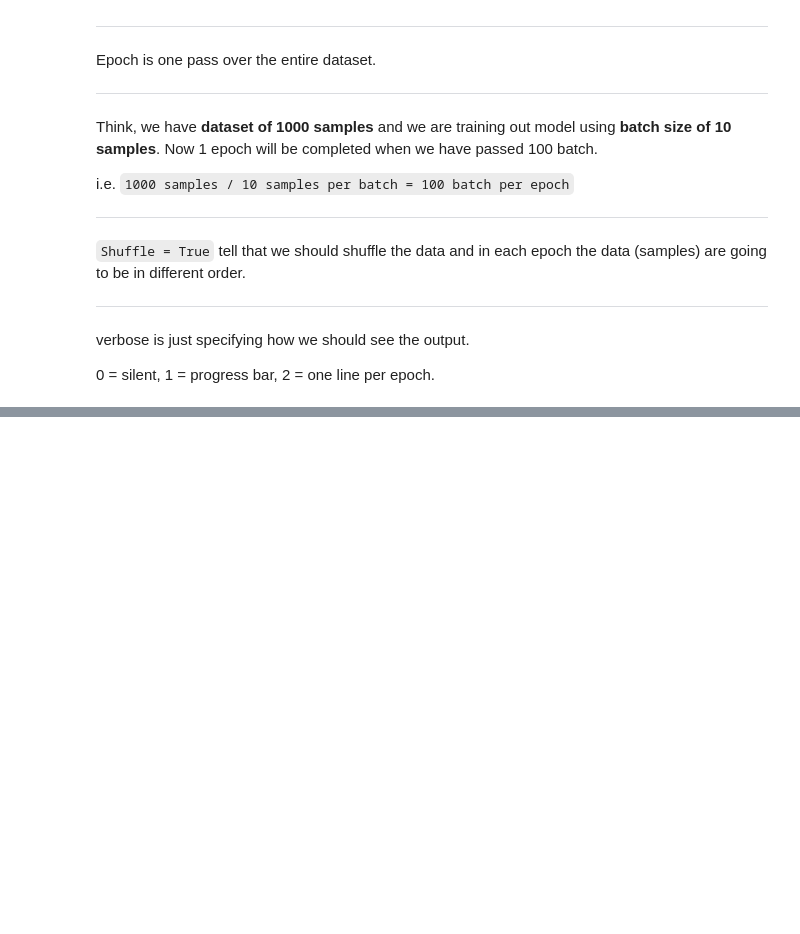
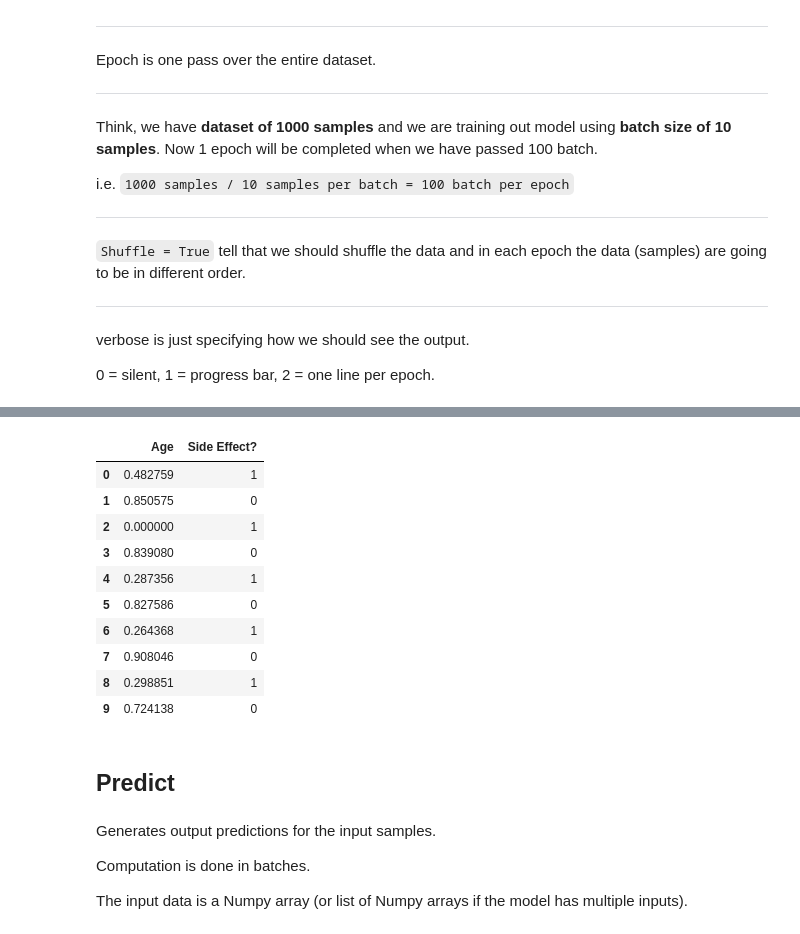
Before and after one commit to debakarr/eternal-learning, a Jupyter notebook: Deep Learning/Keras/Simple Sequential Model.ipynb, the cells around one changed output, grey strips where cells are left out. Cells and saved outputs as stored; diff of their text form; code cells hidden in the pictures; blank space fills up the shorter version.

```diff
--- a/Deep Learning/Keras/Simple Sequential Model.ipynb
+++ b/Deep Learning/Keras/Simple Sequential Model.ipynb
@@ -280,0 +680,22 @@ verbose is just specifying how we should see the output.
+# %%
+df_test.head(10)
+# %% [output]
+|  | Age | Side Effect? |
+| 0 | 0.482759 | 1 |
+| 1 | 0.850575 | 0 |
+| 2 | 0.000000 | 1 |
+| 3 | 0.839080 | 0 |
+| 4 | 0.287356 | 1 |
+| 5 | 0.827586 | 0 |
+| 6 | 0.264368 | 1 |
+| 7 | 0.908046 | 0 |
+| 8 | 0.298851 | 1 |
+| 9 | 0.724138 | 0 |
+# %% [markdown]
+## Predict
+# %% [markdown]
+Generates output predictions for the input samples.
+
+Computation is done in batches.
+
+The input data is a Numpy array (or list of Numpy arrays if the model has multiple inputs).
```
Also changed, not shown: parts of 100 cells of this notebook.
